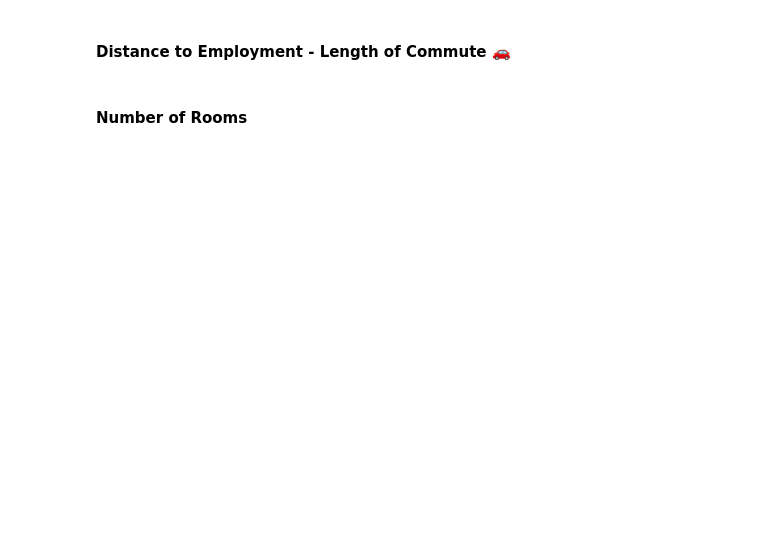
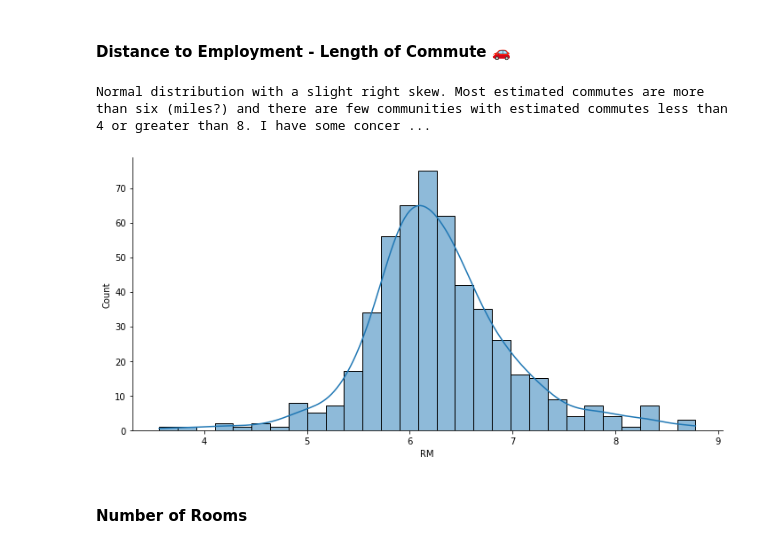
Before and after one commit to tomweinandy/100DaysOfCode, a Jupyter notebook: Projects/Day080/Multivariable_Regression_and_Valuation_Model.ipynb, the cells around one changed output. Saved outputs shown, nothing was run; the diff lists cells and outputs as text; code cells hidden in the pictures; blank space fills up the shorter version.

```diff
--- a/Projects/Day080/Multivariable_Regression_and_Valuation_Model.ipynb
+++ b/Projects/Day080/Multivariable_Regression_and_Valuation_Model.ipynb
@@ -182,4 +189,11 @@ What do you notice in the distributions of the data?
 # %% [markdown]
 #### Distance to Employment - Length of Commute 🚗
+# %%
+sns.displot(df['RM'], kde=True, aspect=2)
+
+print("Normal distribution with a slight right skew. Most estimated commutes are more than six (miles?) and there are few communities with estimated commutes less than 4 or greater than 8. I have some concerns with how this variable is constructed and would rather see proximity to the nearest employment center. Currently, the variable is more-so measuring city centrality.")
+# %% [output]
+Normal distribution with a slight right skew. Most estimated commutes are more than six (miles?) and there are few communities with estimated commutes less than 4 or greater than 8. I have some concer ...
+[figure, added]
 # %% [markdown]
 #### Number of Rooms
```
Also changed, not shown: parts of 6 cells of this notebook.
